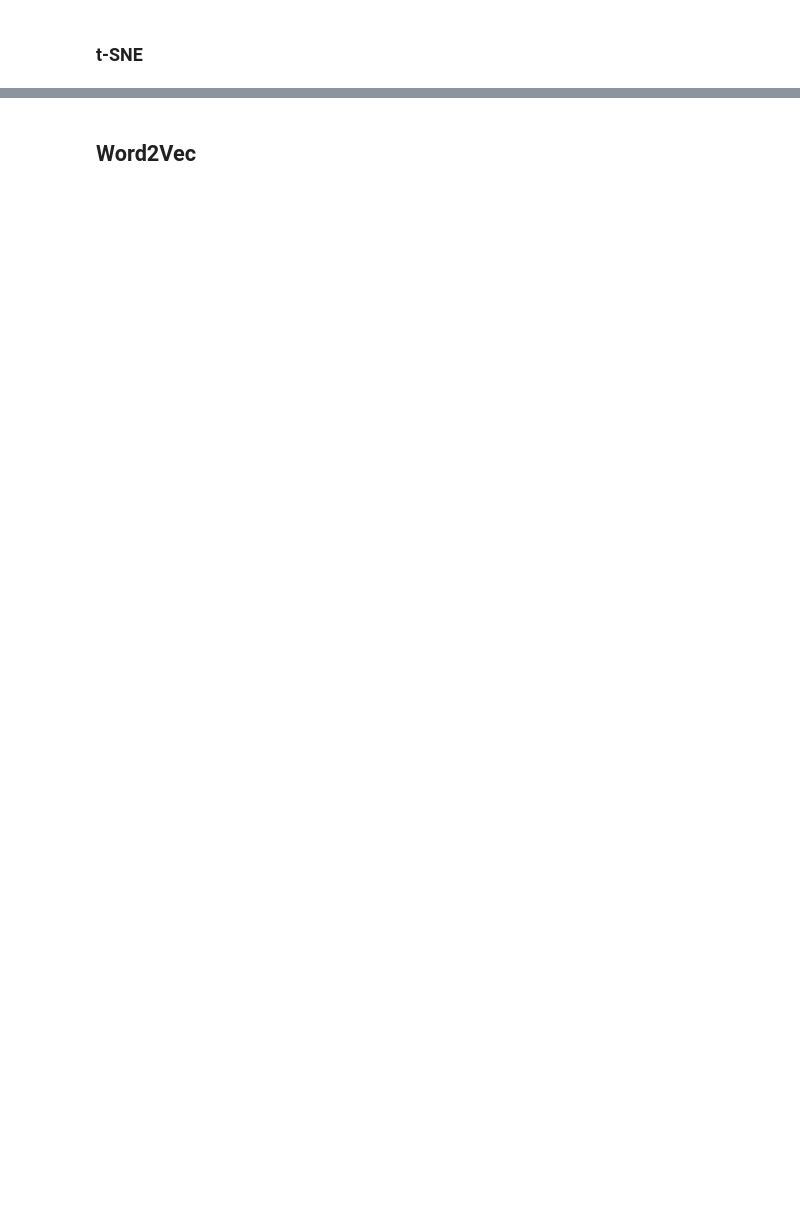
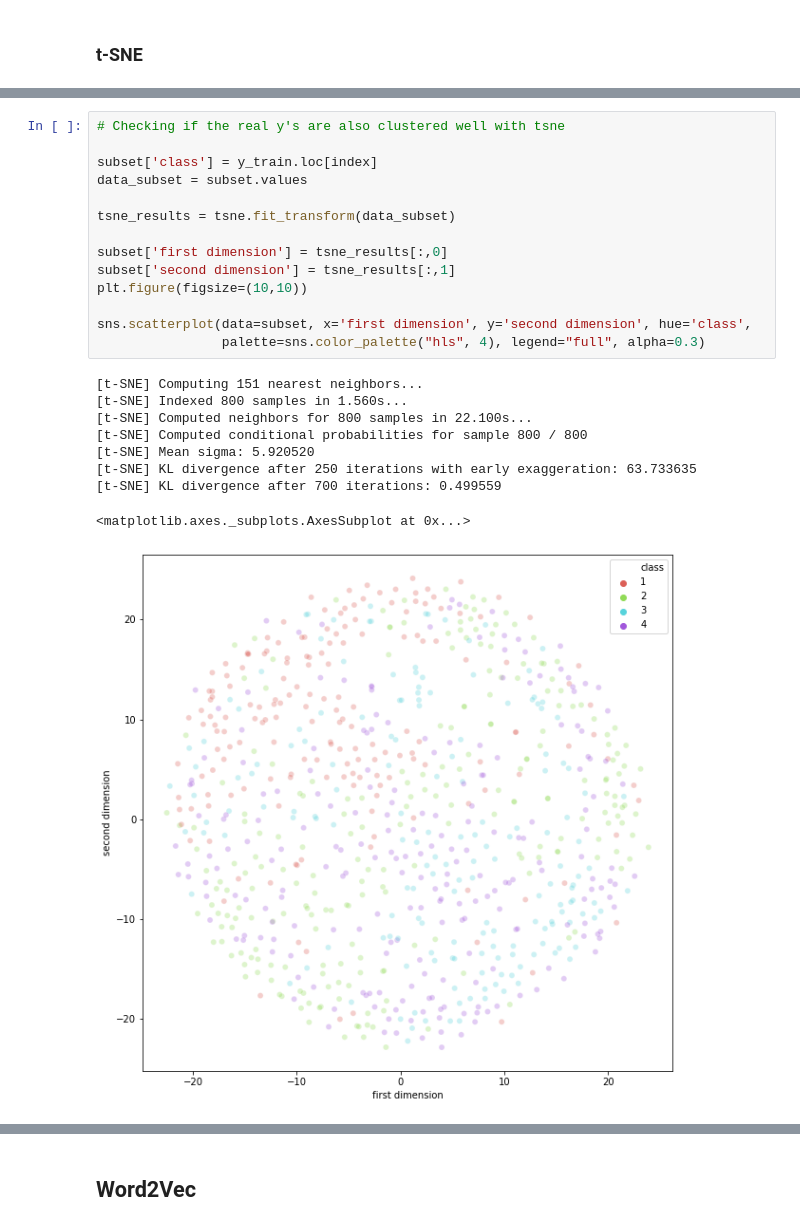
Before and after one commit to ytabatabaee/Modern-Information-Retrieval, a Jupyter notebook: phase2/Classification_Clustering.ipynb, the cells around one changed output, grey strips where cells are left out. Saved outputs shown, nothing was run; the diff lists cells and outputs as text; blank space fills up the shorter version.

```diff
--- a/phase2/Classification_Clustering.ipynb
+++ b/phase2/Classification_Clustering.ipynb
@@ -320,0 +694,24 @@ sns.scatterplot(
+# %%
+# Checking if the real y's are also clustered well with tsne
+
+subset['class'] = y_train.loc[index]
+data_subset = subset.values
+
+tsne_results = tsne.fit_transform(data_subset)
+
+subset['first dimension'] = tsne_results[:,0]
+subset['second dimension'] = tsne_results[:,1]
+plt.figure(figsize=(10,10))
+
+sns.scatterplot(data=subset, x='first dimension', y='second dimension', hue='class',
+                palette=sns.color_palette("hls", 4), legend="full", alpha=0.3)
+# %% [output]
+[t-SNE] Computing 151 nearest neighbors...
+[t-SNE] Indexed 800 samples in 1.560s...
+[t-SNE] Computed neighbors for 800 samples in 22.100s...
+[t-SNE] Computed conditional probabilities for sample 800 / 800
+[t-SNE] Mean sigma: 5.920520
+[t-SNE] KL divergence after 250 iterations with early exaggeration: 63.733635
+[t-SNE] KL divergence after 700 iterations: 0.499559
+<matplotlib.axes._subplots.AxesSubplot at 0x...>
+[figure, added]
```
Also changed, not shown: parts of 83 cells of this notebook, 1 other file.
